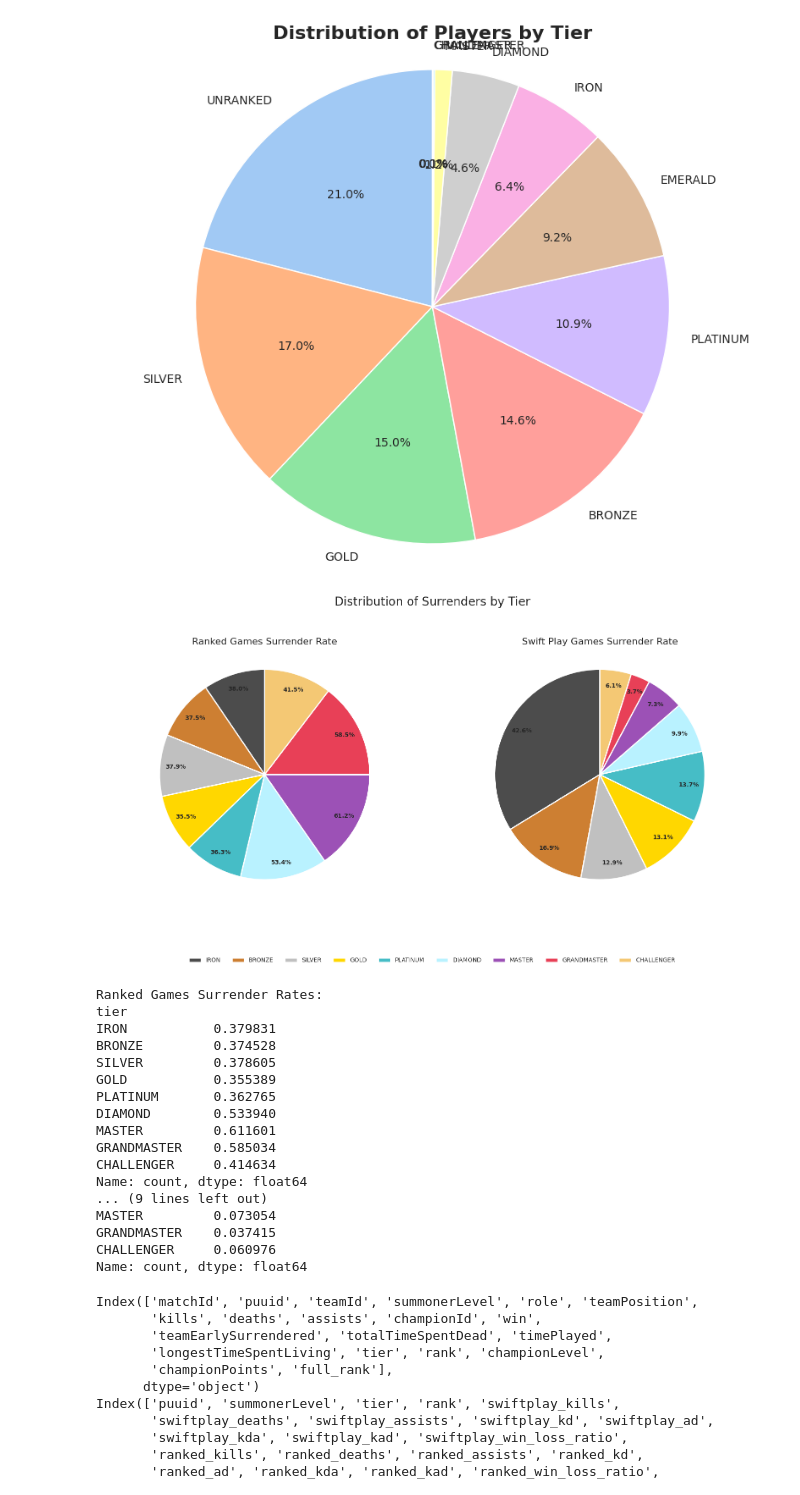
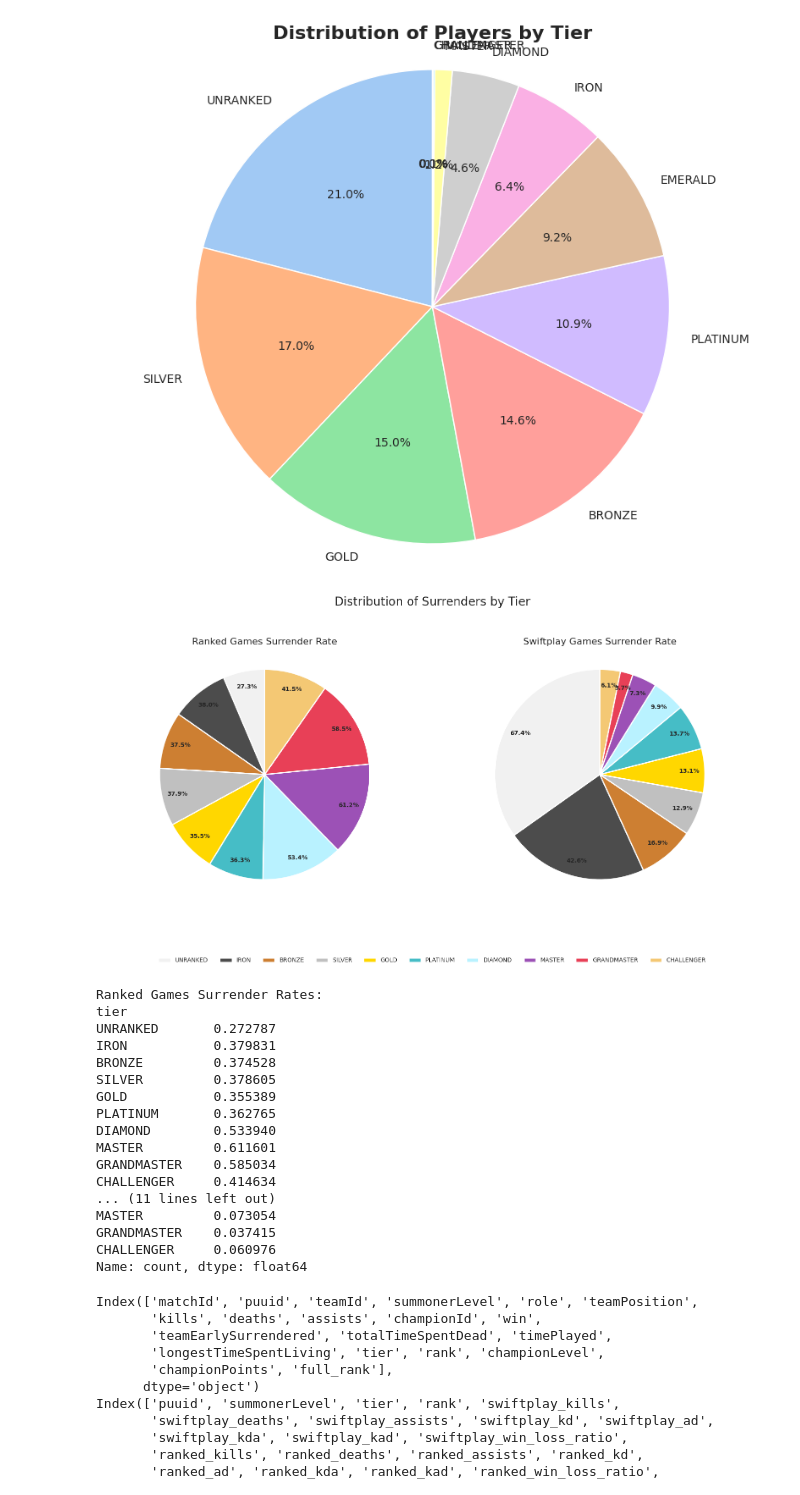
Before and after one commit to mdcUM/swiftplay-analysis, a Jupyter notebook: speed_and_duration_analysis.ipynb, the cells around one changed output. Saved outputs shown, nothing was run; the diff lists cells and outputs as text; code cells hidden in the pictures.

Commit message:
added unranked

```diff
--- a/speed_and_duration_analysis.ipynb
+++ b/speed_and_duration_analysis.ipynb
@@ -156,7 +156,7 @@ sns.set_palette("pastel")
 ranked_tier_counts = ranked_surrendered['tier'].value_counts()
 swift_tier_counts = swift_surrendered['tier'].value_counts()
 
-tier_order = ['IRON', 'BRONZE', 'SILVER', 'GOLD', 'PLATINUM', 'DIAMOND', 'MASTER', 'GRANDMASTER', 'CHALLENGER']
+tier_order = ['UNRANKED','IRON', 'BRONZE', 'SILVER', 'GOLD', 'PLATINUM', 'DIAMOND', 'MASTER', 'GRANDMASTER', 'CHALLENGER']
 ranked_tier_counts = ranked_tier_counts.reindex(tier_order).dropna()
 swift_tier_counts = swift_tier_counts.reindex(tier_order).dropna()
 tier_counts_ordered = tier_counts.reindex(tier_order).dropna()
@@ -168,6 +168,7 @@ fig, (ax1, ax2) = plt.subplots(1, 2, figsize=(16, 8))
 fig.suptitle('Distribution of Surrenders by Tier', fontsize=20, y=1.05)
 
 colors = {
+    'UNRANKED': '#f1f1f1',   # White
     'IRON': '#4c4c4c',      # Dark gray
     'BRONZE': '#cd7f32',    # Bronze
     'SILVER': '#c0c0c0',    # Silver
@@ -211,38 +212,39 @@ swift_wedges, _ = ax2.pie(
 
 for i, p in enumerate(swift_wedges):
     ang = (p.theta2 - p.theta1)/2. + p.theta1
     x = 0.85 * np.cos(np.deg2rad(ang))
     y = 0.85 * np.sin(np.deg2rad(ang))
     ax2.text(x, y, f'{swift_proportions.iloc[i]*100:.1f}%',
              ha='center', va='center', fontweight='bold')
 
 ax2.set_title('Swift Play Games Surrender Rate', fontsize=16)
 
 patches = [plt.Rectangle((0, 0), 1, 1, fc=colors[tier]) for tier in tier_order if tier in ranked_proportions.index]
 plt.figlegend(patches,
               [tier for tier in tier_order if tier in ranked_proportions.index],
               loc='lower center',
               ncol=len(ranked_proportions),
               bbox_to_anchor=(0.5, -0.05),
               frameon=False)
 
-ax2.set_title('Swift Play Games Surrender Rate', fontsize=16)
+ax2.set_title('Swiftplay Games Surrender Rate', fontsize=16)
 
 ax1.axis('equal')
 ax2.axis('equal')
 
 plt.tight_layout()
 plt.subplots_adjust(bottom=0.15)
 plt.show()
 
 print("Ranked Games Surrender Rates:")
 print(ranked_proportions)
-print("\nSwift Play Games Surrender Rates:")
+print("\nSwiftplay Games Surrender Rates:")
 print(swift_proportions)
 # %% [output]
-[figure, old version]
+[figure, new version]
 Ranked Games Surrender Rates:
 tier
+UNRANKED       0.272787
 IRON           0.379831
 BRONZE         0.374528
 SILVER         0.378605
@@ -252,8 +254,7 @@ DIAMOND        0.533940
 MASTER         0.611601
 GRANDMASTER    0.585034
 CHALLENGER     0.414634
-Name: count, dtype: float64
-... (9 lines left out)
+... (11 lines left out)
 MASTER         0.073054
 GRANDMASTER    0.037415
 CHALLENGER     0.060976
```
